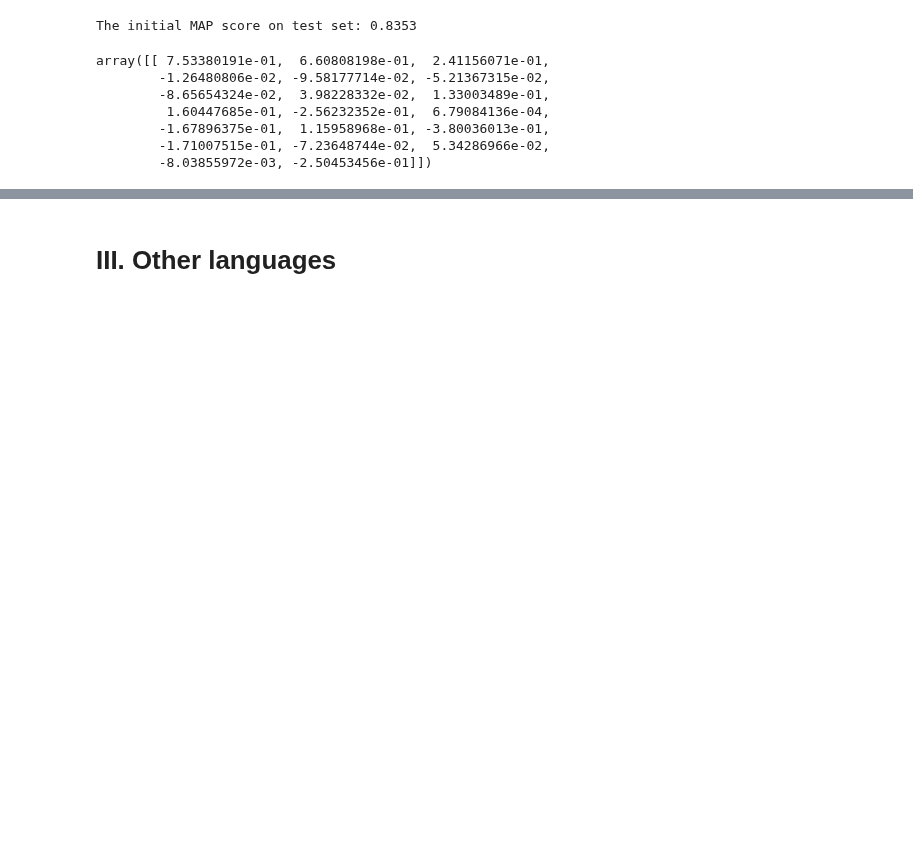
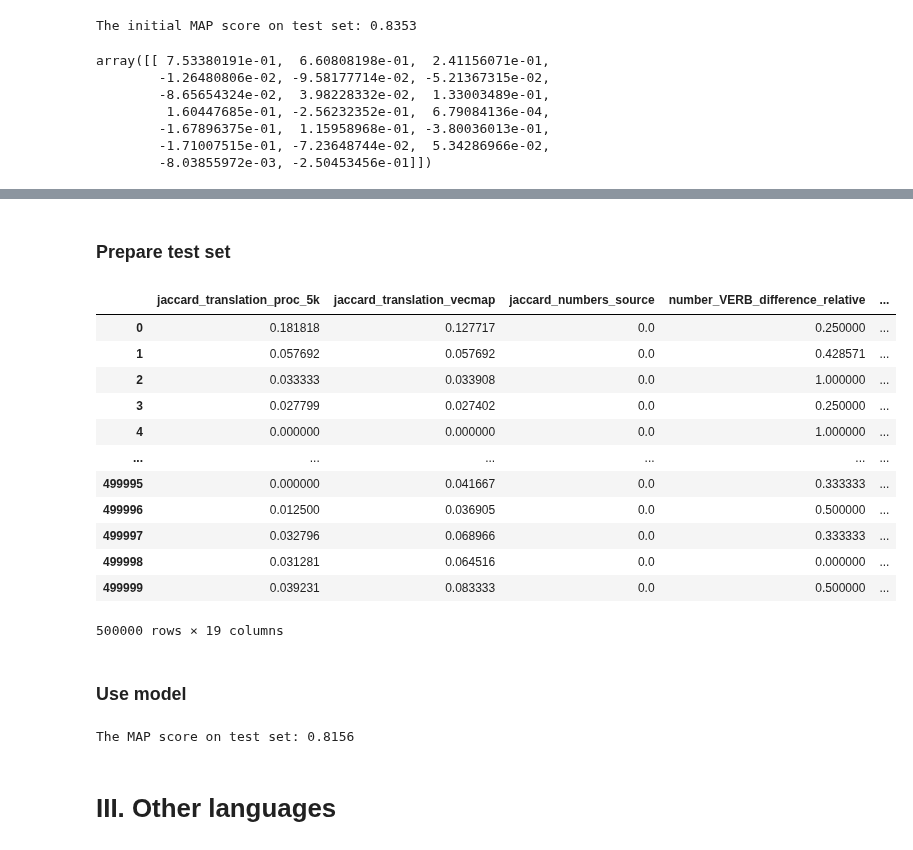
Before and after one commit to J4K08L4N63N84HN/crosslingual-information-retrieval, a Jupyter notebook: notebooks/Supervised_Retrieval_LR.ipynb, the cells around one changed output, grey strips where cells are left out. Cells and saved outputs as stored; diff of their text form; code cells hidden in the pictures; blank space fills up the shorter version.

```diff
--- a/notebooks/Supervised_Retrieval_LR.ipynb
+++ b/notebooks/Supervised_Retrieval_LR.ipynb
@@ -191,0 +188,20 @@ start_features
+# %%
+start_features=['jaccard_translation_proc_5k',
+ 'jaccard_translation_vecmap',
+ 'jaccard_numbers_source',
+ 'number_VERB_difference_relative',
+ 'number_?_difference_relative',
+ 'number_-_difference_normalized',
+ 'number_-_difference_relative',
+ 'number_!_difference_normalized',
+ 'cosine_similarity_tf_idf_vecmap',
+ 'euclidean_distance_average_proc_b_1k',
+ 'number_NOUN_difference',
+ 'number_ADJ_difference_normalized',
+ 'number_ADJ_difference',
+ 'number_characters_difference_normalized',
+ 'number_characters_difference',
+ 'number_VERB_difference',
+ 'number_ADJ_difference_relative',
+ 'characters_avg_difference_relative',
+ "number_'_difference_relative"]
@@ -192,3 +228,34 @@ start_features
+# %% [markdown]
+### Prepare test set
+# %%
+target_test = feature_retrieval_test['Translation']
+data_test = feature_retrieval_test.filter(items=start_features)
+data_test
+# %% [output]
+|  | jaccard_translation_proc_5k | jaccard_translation_vecmap | jaccard_numbers_source | number_VERB_difference_relative | ... |
+| 0 | 0.181818 | 0.127717 | 0.0 | 0.250000 | ... |
+| 1 | 0.057692 | 0.057692 | 0.0 | 0.428571 | ... |
+| 2 | 0.033333 | 0.033908 | 0.0 | 1.000000 | ... |
+| 3 | 0.027799 | 0.027402 | 0.0 | 0.250000 | ... |
+| 4 | 0.000000 | 0.000000 | 0.0 | 1.000000 | ... |
+| ... | ... | ... | ... | ... | ... |
+| 499995 | 0.000000 | 0.041667 | 0.0 | 0.333333 | ... |
+| 499996 | 0.012500 | 0.036905 | 0.0 | 0.500000 | ... |
+| 499997 | 0.032796 | 0.068966 | 0.0 | 0.333333 | ... |
+| 499998 | 0.031281 | 0.064516 | 0.0 | 0.000000 | ... |
+| 499999 | 0.039231 | 0.083333 | 0.0 | 0.500000 | ... |
+500000 rows × 19 columns
+# %% [markdown]
+### Use model
+# %%
+scaler = preprocessing.StandardScaler()
+data_test[data_test.columns] = scaler.fit_transform(data_test[data_test.columns])
+data_test
+prediction = model.predict_proba(data_test)
+MapScore = MAP_score(feature_retrieval_test['source_id'], target_test, prediction)
+print("The MAP score on test set: {:.4f}".format(MapScore))
+# %% [output]
+The MAP score on test set: 0.8156
 # %% [markdown]
 # III. Other languages
 # %% [markdown]
```
Also changed, not shown: parts of 6 cells of this notebook, 1 other file.
